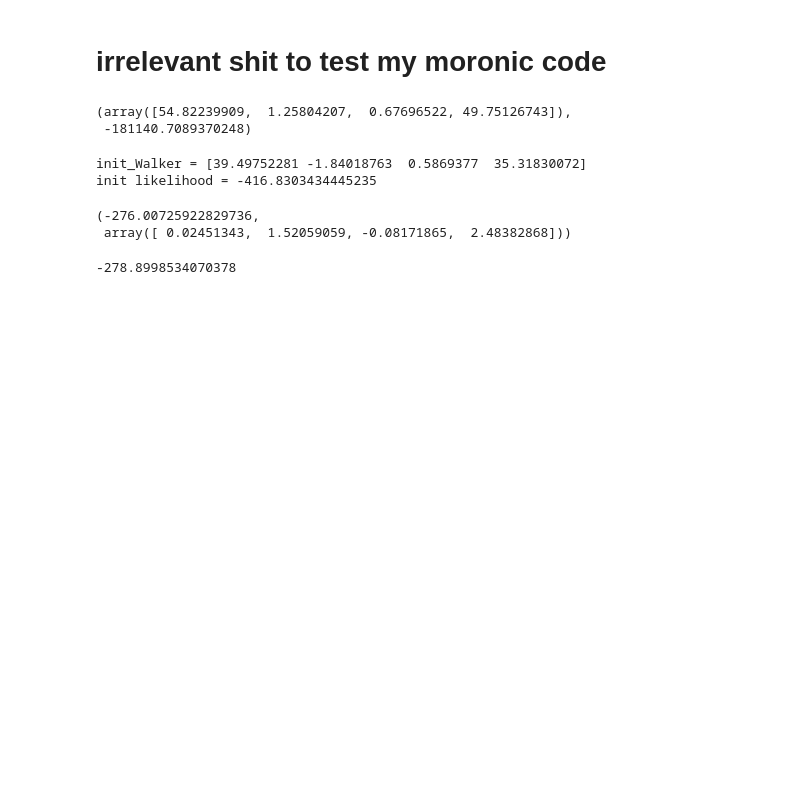
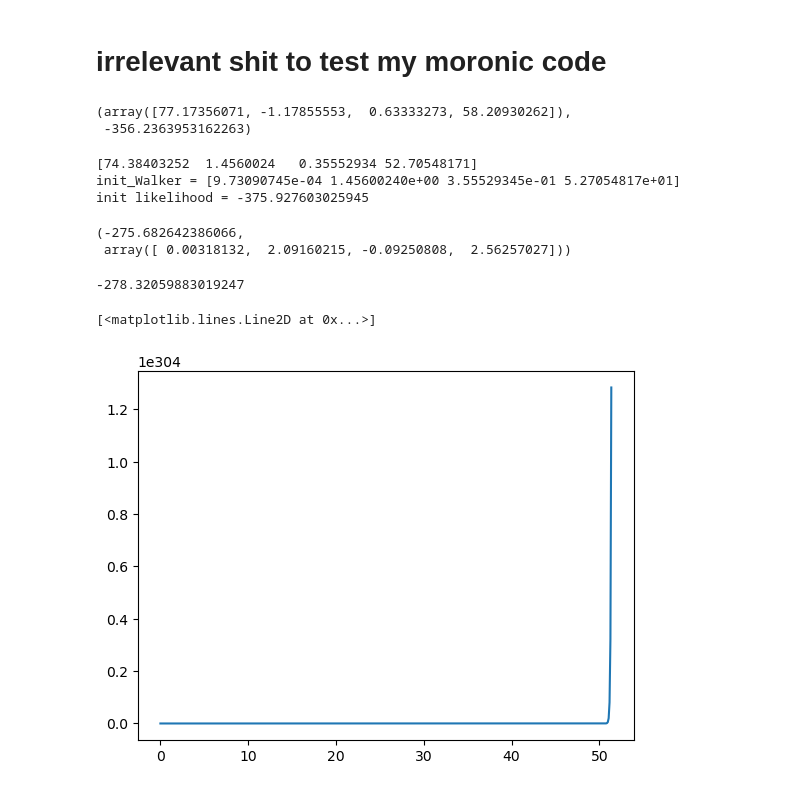
Before and after one commit to TheInvisibleFoe/JupyterNotebooks, a Jupyter notebook: BayesianShit/NS-Copy3.ipynb, the cells around one changed output. Cells and saved outputs as stored; diff of their text form; code cells hidden in the pictures; blank space fills up the shorter version.

```diff
--- a/BayesianShit/NS-Copy3.ipynb
+++ b/BayesianShit/NS-Copy3.ipynb
@@ -10,8 +10,8 @@ from numba import jit
 import scipy.stats as stats
 import warnings
 # %%
-def jeff(x,magmin, magmax):
-    return magmin*exp(u*log(magmax/magmin))
+def jeff(u,magmin, magmax):
+    return magmin*np.exp(u*np.log(magmax/magmin))
 def uni(x, magmin, magmax):
     return 1/(magmax, magmin)
 # %% [markdown]
@@ -1381,15 +1439,18 @@ file.close()
 # %% [markdown]
 # irrelevant shit to test my moronic code
 # %%
-N=1000000
+N=5000000
 a = walkergen(1,theta_max_pmn,theta_min_pmn)[0]
 lla = noisylikelihoodcalc(p_data, 1, *a)
 a,lla
 # %% [output]
-(array([54.82239909,  1.25804207,  0.67696522, 49.75126743]),
- -181140.7089370248)
+(array([77.17356071, -1.17855553,  0.63333273, 58.20930262]),
+ -356.2363953162263)
 # %%
 a = walkergen(1,theta_max_pmn,theta_min_pmn)[0]
+print(a)
+a[0] = jeff(a[0], D_min, D_max)
+
 lla = noisylikelihoodcalc(p_data, 1, *a)
 print("init_Walker = " + str(a))
 print("init likelihood = " +str(lla))
@@ -1401,12 +1462,22 @@ llf = noisylikelihoodcalc(p_data, 1, fp[0], fp[1], fp[2], fp[3])
 # t[1]
 llf,fp
 # %% [output]
-init_Walker = [39.49752281 -1.84018763  0.5869377  35.31830072]
-init likelihood = -416.8303434445235
+[74.38403252  1.4560024   0.35552934 52.70548171]
+init_Walker = [9.73090745e-04 1.45600240e+00 3.55529345e-01 5.27054817e+01]
+init likelihood = -375.927603025945
-(-276.00725922829736,
- array([ 0.02451343,  1.52059059, -0.08171865,  2.48382868]))
+(-275.682642386066,
+ array([ 0.00318132,  2.09160215, -0.09250808,  2.56257027]))
 # %%
-llt = noisylikelihoodcalc(p_data, 1, 0.2, 1,-0,0.5)
+llt = noisylikelihoodcalc(p_data, 1, 0.2, 1,-0,2)
 llt
 # %% [output]
--278.8998534070378
+-278.32059883019247
+# %%
+l = np.linspace(0,100,1000)
+# for i in range(0,100):
+otp = jeff(l,10**(-4),10**2)
+# %%
+plt.plot(l,otp)
+# %% [output]
+[<matplotlib.lines.Line2D at 0x...>]
+[figure, added]
```
Also changed, not shown: parts of 14 cells of this notebook, 12 other files.
